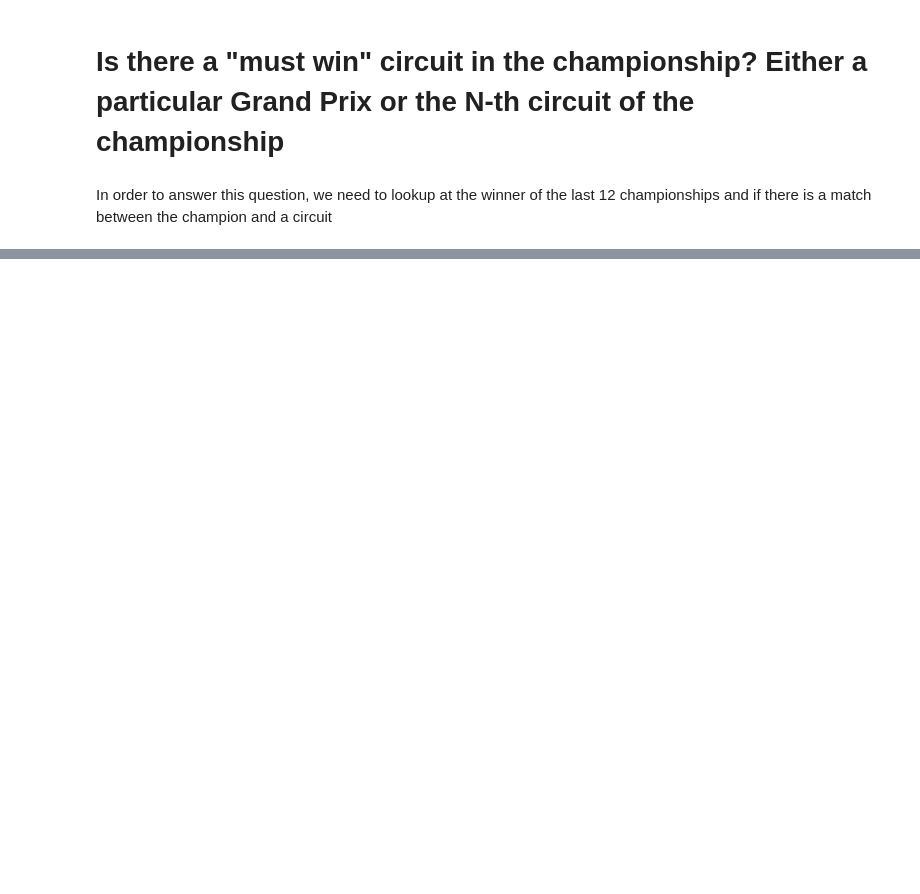
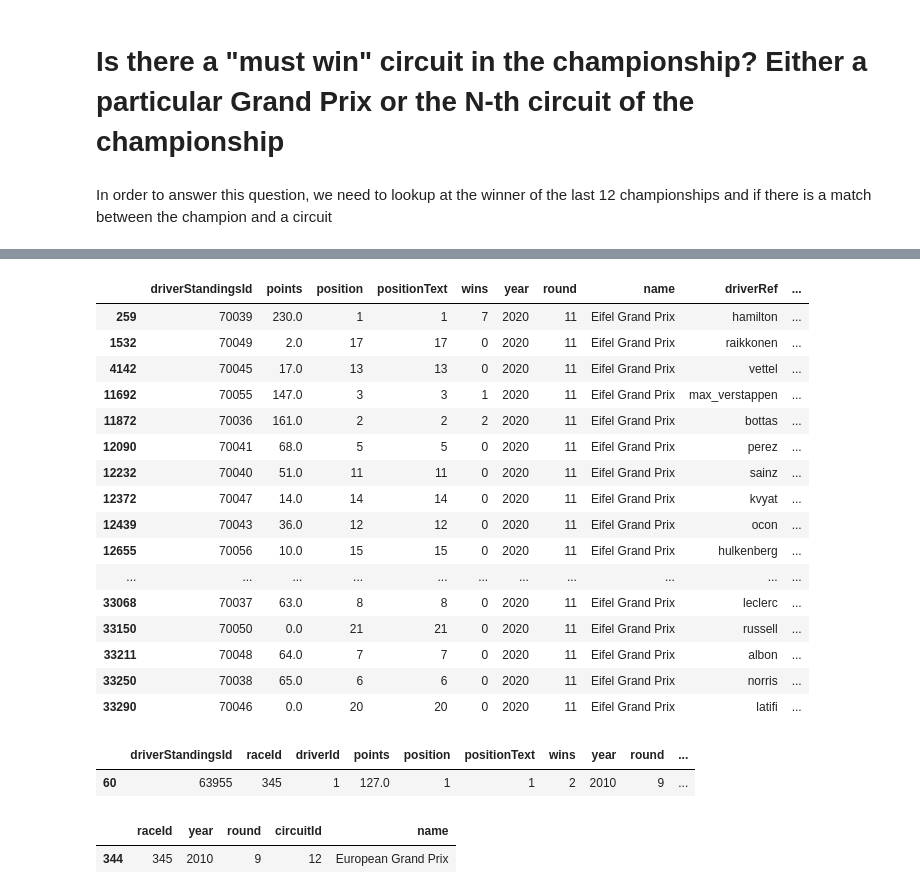
Before and after one commit to sriodelima/F1_Project, a Jupyter notebook: Formula One World Championship.ipynb, the cells around one changed output, grey strips where cells are left out. Drawn from its saved outputs; the diff is of its cells as text; code cells hidden in the pictures; blank space fills up the shorter version.

```diff
--- a/Formula One World Championship.ipynb
+++ b/Formula One World Championship.ipynb
@@ -122,0 +100,3 @@ NameError: name 'save_data' is not defined
+# %%
+df_sub_data2 = df_sub_data1.merge(drivers, on='driverId', how='inner')
+df_sub_data2.head()
@@ -122,0 +110,3 @@ NameError: name 'save_data' is not defined
+# %%
+df_data = df_sub_data2.drop(['raceId', 'driverId', 'circuitId'], axis=1)
+df_data.head()
@@ -122,0 +120,2 @@ NameError: name 'save_data' is not defined
+# %%
+df_data.set_index('resultId')
@@ -122,0 +137,2 @@ NameError: name 'save_data' is not defined
+# %%
+df_data = df_data[df_data.year >= 2010]
@@ -122,0 +179,30 @@ NameError: name 'save_data' is not defined
+# %%
+df_data[df_data.name == 'Eifel Grand Prix']
+# %% [output]
+|  | driverStandingsId | points | position | positionText | wins | year | round | name | driverRef | ... |
+| 259 | 70039 | 230.0 | 1 | 1 | 7 | 2020 | 11 | Eifel Grand Prix | hamilton | ... |
+| 1532 | 70049 | 2.0 | 17 | 17 | 0 | 2020 | 11 | Eifel Grand Prix | raikkonen | ... |
+| 4142 | 70045 | 17.0 | 13 | 13 | 0 | 2020 | 11 | Eifel Grand Prix | vettel | ... |
+| 11692 | 70055 | 147.0 | 3 | 3 | 1 | 2020 | 11 | Eifel Grand Prix | max_verstappen | ... |
+| 11872 | 70036 | 161.0 | 2 | 2 | 2 | 2020 | 11 | Eifel Grand Prix | bottas | ... |
+| 12090 | 70041 | 68.0 | 5 | 5 | 0 | 2020 | 11 | Eifel Grand Prix | perez | ... |
+| 12232 | 70040 | 51.0 | 11 | 11 | 0 | 2020 | 11 | Eifel Grand Prix | sainz | ... |
+| 12372 | 70047 | 14.0 | 14 | 14 | 0 | 2020 | 11 | Eifel Grand Prix | kvyat | ... |
+| 12439 | 70043 | 36.0 | 12 | 12 | 0 | 2020 | 11 | Eifel Grand Prix | ocon | ... |
+| 12655 | 70056 | 10.0 | 15 | 15 | 0 | 2020 | 11 | Eifel Grand Prix | hulkenberg | ... |
+| ... | ... | ... | ... | ... | ... | ... | ... | ... | ... | ... |
+| 33068 | 70037 | 63.0 | 8 | 8 | 0 | 2020 | 11 | Eifel Grand Prix | leclerc | ... |
+| 33150 | 70050 | 0.0 | 21 | 21 | 0 | 2020 | 11 | Eifel Grand Prix | russell | ... |
+| 33211 | 70048 | 64.0 | 7 | 7 | 0 | 2020 | 11 | Eifel Grand Prix | albon | ... |
+| 33250 | 70038 | 65.0 | 6 | 6 | 0 | 2020 | 11 | Eifel Grand Prix | norris | ... |
+| 33290 | 70046 | 0.0 | 20 | 20 | 0 | 2020 | 11 | Eifel Grand Prix | latifi | ... |
+# %%
+df_sub_data2[(df_sub_data2.position == 1) & (df_sub_data2.raceId == 345)]
+# %% [output]
+|  | driverStandingsId | raceId | driverId | points | position | positionText | wins | year | round | ... |
+| 60 | 63955 | 345 | 1 | 127.0 | 1 | 1 | 2 | 2010 | 9 | ... |
+# %%
+df_races[df_races.raceId == 345]
+# %% [output]
+|  | raceId | year | round | circuitId | name |
+| 344 | 345 | 2010 | 9 | 12 | European Grand Prix |
```
Also changed, not shown: parts of 42 cells of this notebook.
